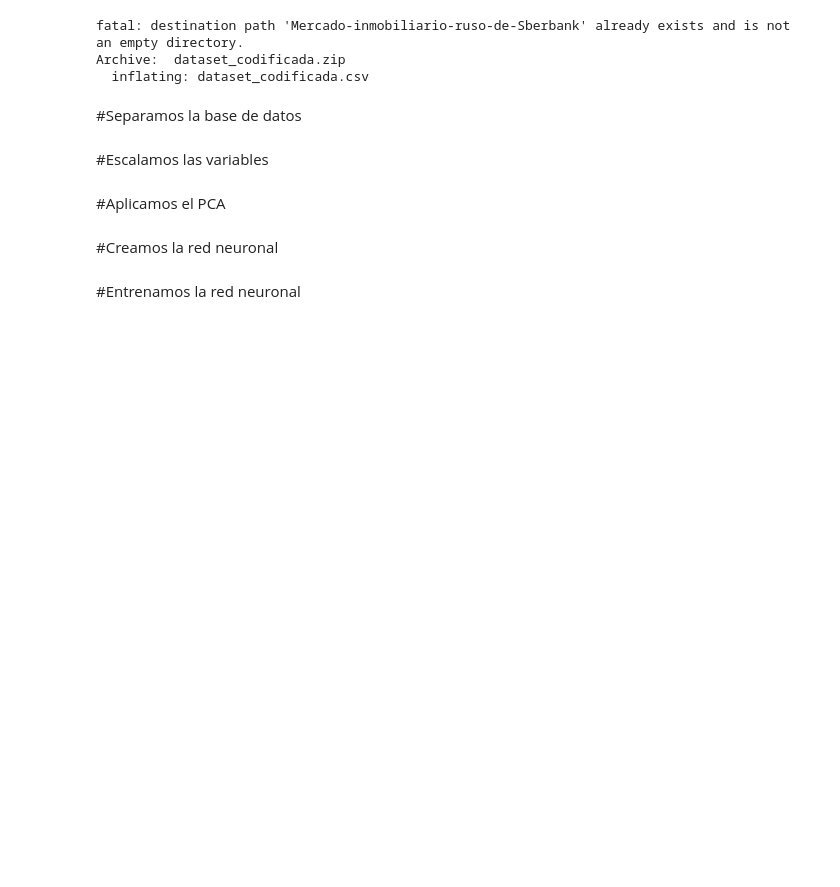
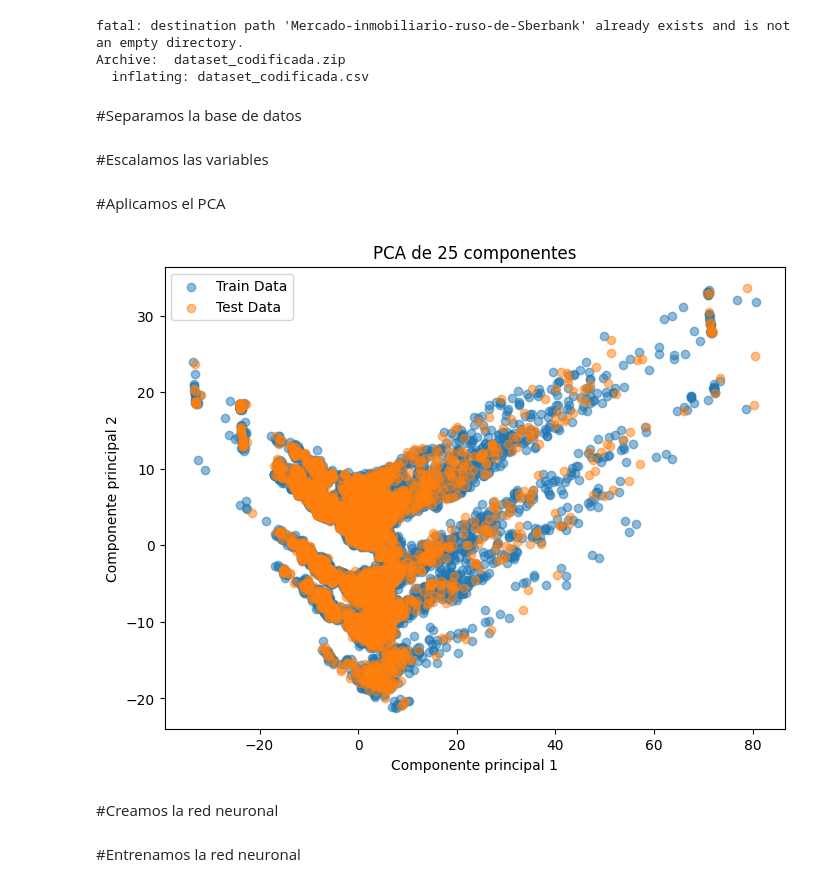
Before and after one commit to jadercaro/Mercado-inmobiliario-ruso-de-Sberbank, a Jupyter notebook: 06_Red_Neuronal+PCA.ipynb, the cells around one changed output. Drawn from its saved outputs; the diff is of its cells as text; code cells hidden in the pictures; blank space fills up the shorter version.

```diff
--- a/06_Red_Neuronal+PCA.ipynb
+++ b/06_Red_Neuronal+PCA.ipynb
@@ -47,6 +47,17 @@ num_components = 25  # Número de componentes PCA
 pca = PCA(n_components=num_components)
 X_train_pca = pca.fit_transform(X_train_scaled)
 X_test_pca = pca.transform(X_test_scaled)
+# %%
+plt.figure(figsize=(8, 6))
+plt.scatter(X_train_pca[:, 0], X_train_pca[:, 1], label='Train Data', alpha=0.5)
+plt.scatter(X_test_pca[:, 0], X_test_pca[:, 1], label='Test Data', alpha=0.5)
+plt.title('PCA de 25 componentes')
+plt.xlabel('Componente principal 1')
+plt.ylabel('Componente principal 2')
+plt.legend()
+plt.show()
+# %% [output]
+[figure, added]
 # %% [markdown]
 #Creamos la red neuronal
 # %%
```
Also changed, not shown: parts of 2 cells of this notebook.
